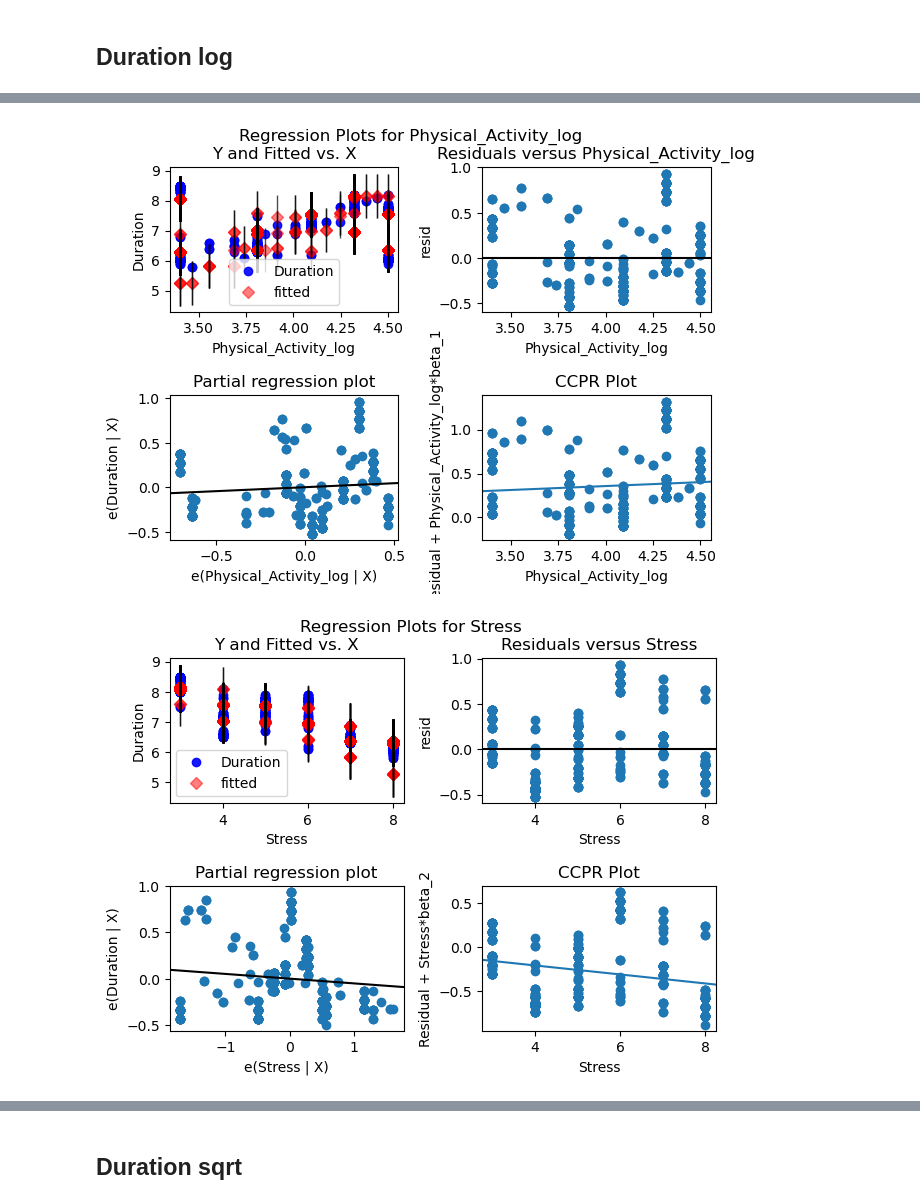
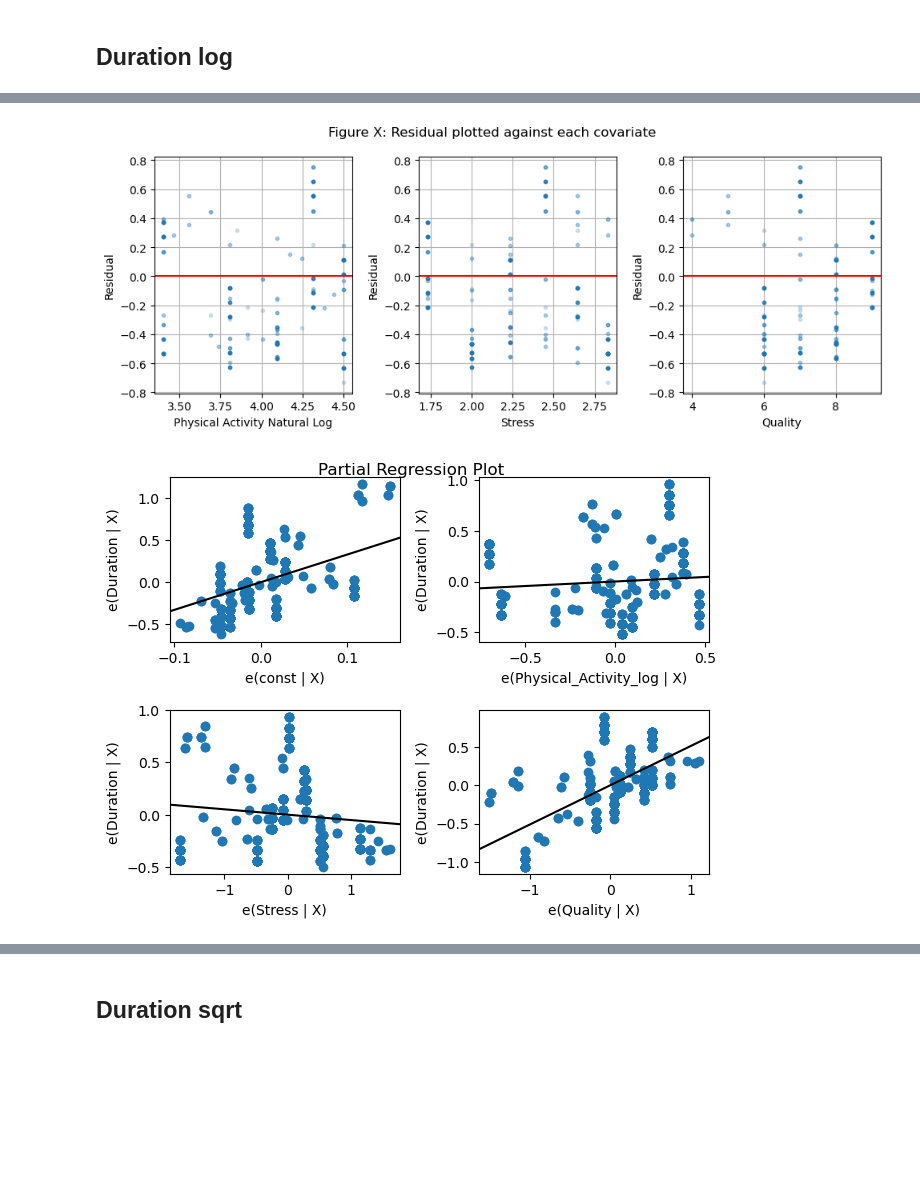
Before and after one commit to eric-y33/Math360-MAGC3, a Jupyter notebook: Phil.ipynb, the cells around one changed output, grey strips where cells are left out. Drawn from its saved outputs; the diff is of its cells as text; code cells hidden in the pictures; blank space fills up the shorter version.

Commit message:
Added residual covariate plots for duration

```diff
--- a/Phil.ipynb
+++ b/Phil.ipynb
@@ -387,13 +387,17 @@ reg = sm.OLS(Y, X).fit()
 print(reg.summary())
 sleep.head()
 
-sm.graphics.plot_regress_exog(reg,"Physical_Activity_log")
-plt.show()
+## residual covariate plots
+betas = reg.params
+x1 = duration_log
+residuals = Y - (betas.iloc[0] + betas.iloc[1]*x1 + betas.iloc[2]*x2 + betas.iloc[3]*x3)
+fig, axes = plt.subplots(1, 3, figsize=(10,4))
+residualPlot(axes[0], x1, 'Physical Activity Natural Log')
+residualPlot(axes[1], x2, 'Stress')
+residualPlot(axes[2], x3, 'Quality')
 
-sm.graphics.plot_regress_exog(reg,"Stress")
-plt.show()
-
-sm.graphics.plot_regress_exog(reg,"Quality")
+plt.suptitle('Figure X: Residual plotted against each covariate')
+plt.tight_layout()
 plt.show()
 
 ## partial regression plots
@@ -424,12 +428,12 @@ Time:                        21:36:09   Log-Likelihood:                -158.77
 No. Observations:                 374   AIC:                             325.5
 Df Residuals:                     370   BIC:                             341.2
 Df Model:                           3
 Covariance Type:            nonrobust
 =========================================================================================
 ... (11 lines left out)
 ==============================================================================
 
 Notes:
 [1] Standard Errors assume that the covariance matrix of the errors is correctly specified.
-[figure, old version]
+[figure, new version]
-[figure, old version]
+[figure, new version]
```
Also changed, not shown: parts of 2 cells of this notebook.
